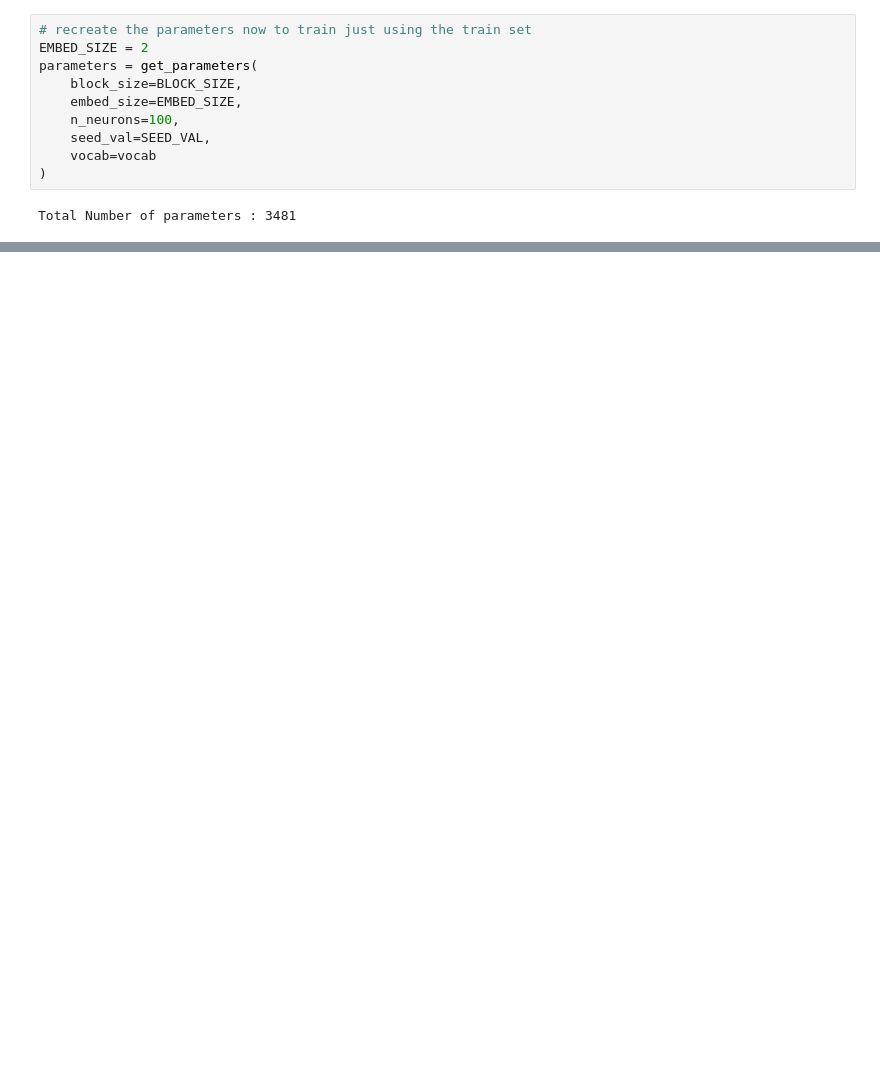
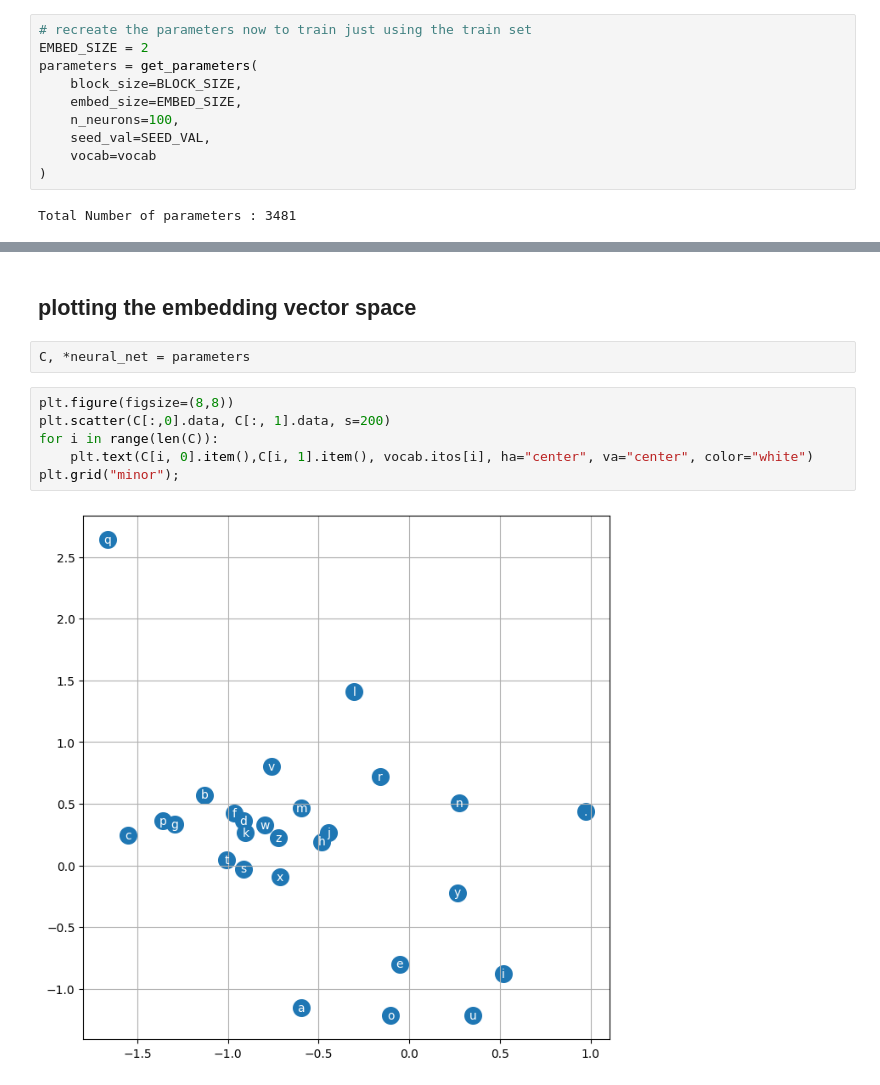
Before and after one commit to mokshManchandani/data-science, a Jupyter notebook: part2/makemore.ipynb, the cells around one changed output, grey strips where cells are left out. Drawn from its saved outputs; the diff is of its cells as text; blank space fills up the shorter version.

Commit message:
Visualize the embeddings

```diff
--- a/part2/makemore.ipynb
+++ b/part2/makemore.ipynb
@@ -739,0 +740,12 @@ loss=2.2503
+# %% [markdown]
+## plotting the embedding vector space
+# %%
+C, *neural_net = parameters
+# %%
+plt.figure(figsize=(8,8))
+plt.scatter(C[:,0].data, C[:, 1].data, s=200)
+for i in range(len(C)):
+    plt.text(C[i, 0].item(),C[i, 1].item(), vocab.itos[i], ha="center", va="center", color="white")
+plt.grid("minor");
+# %% [output]
+[figure, added]
```
Also changed, not shown: parts of 6 cells of this notebook.
